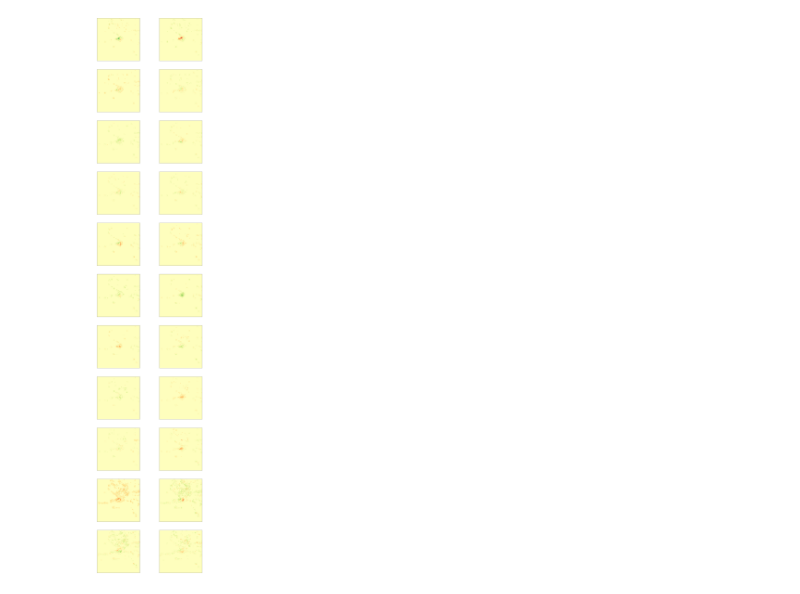
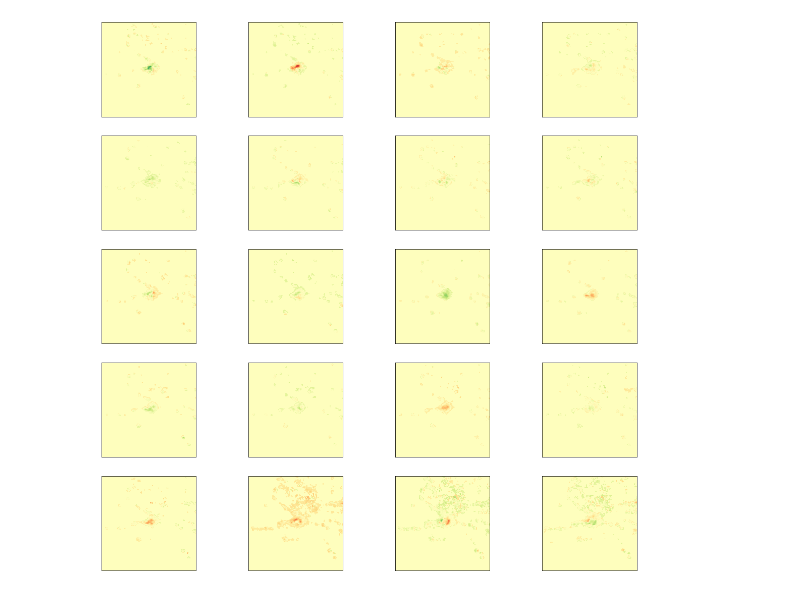
Before and after one commit to feliuserra/Luminosity, a Jupyter notebook: notebooks/data_exploration-series_loader.ipynb, the cells around one changed output. Saved outputs shown, nothing was run; the diff lists cells and outputs as text; code cells hidden in the pictures.

```diff
--- a/notebooks/data_exploration-series_loader.ipynb
+++ b/notebooks/data_exploration-series_loader.ipynb
@@ -35,12 +36,12 @@ Wall time: 7min 34s
 # %%
 def plot_series(series):
     max_abs = max(abs(series.max()), abs(series.min()))
-    fig, ax = plt.subplots(11,2,figsize=(20,100))
+    fig, ax = plt.subplots(5,4,figsize=(20,20))
     for i, axi in enumerate(ax.flat):
         axi.imshow(series[i], vmin=-max_abs, vmax=max_abs, cmap='RdYlGn')
         axi.set(xticks=[], yticks=[])
 
     plt.show()
 plot_series(haiti_series)
 # %% [output]
-[figure, old version]
+[figure, new version]
```
Also changed, not shown: parts of 11 cells of this notebook.
